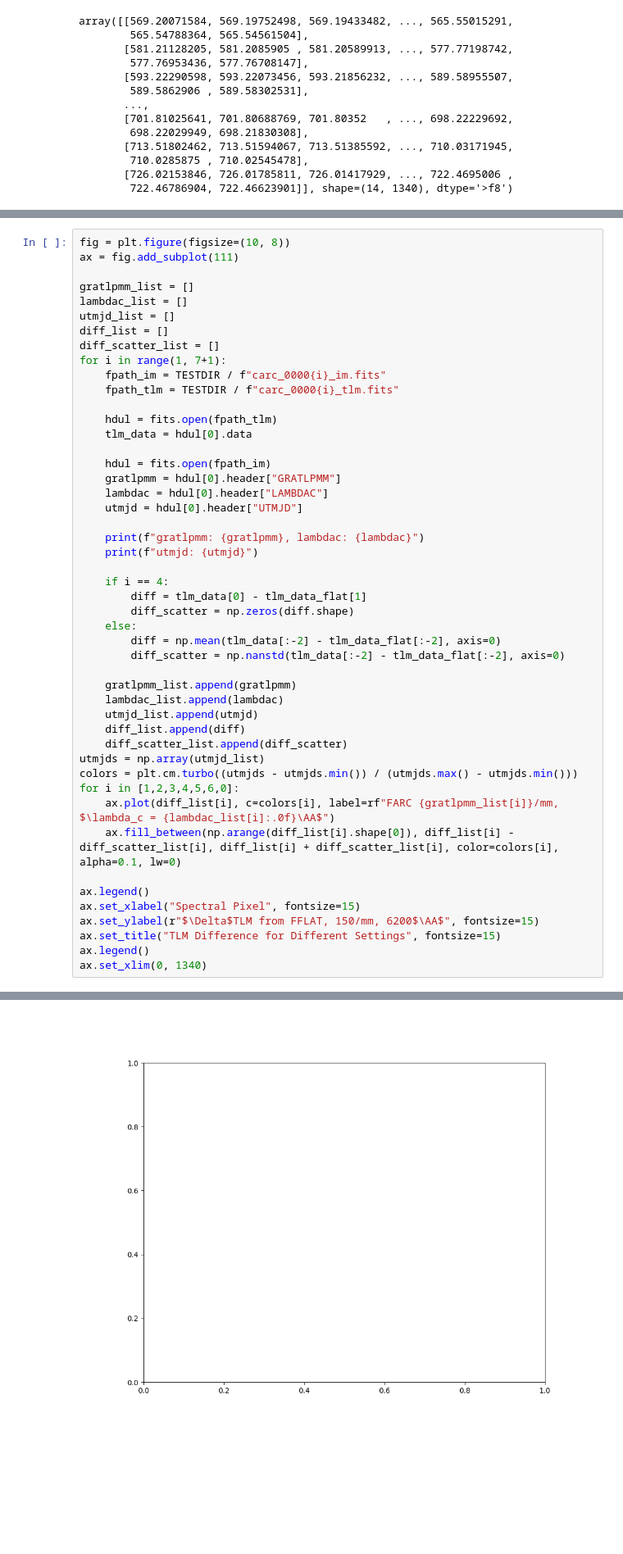
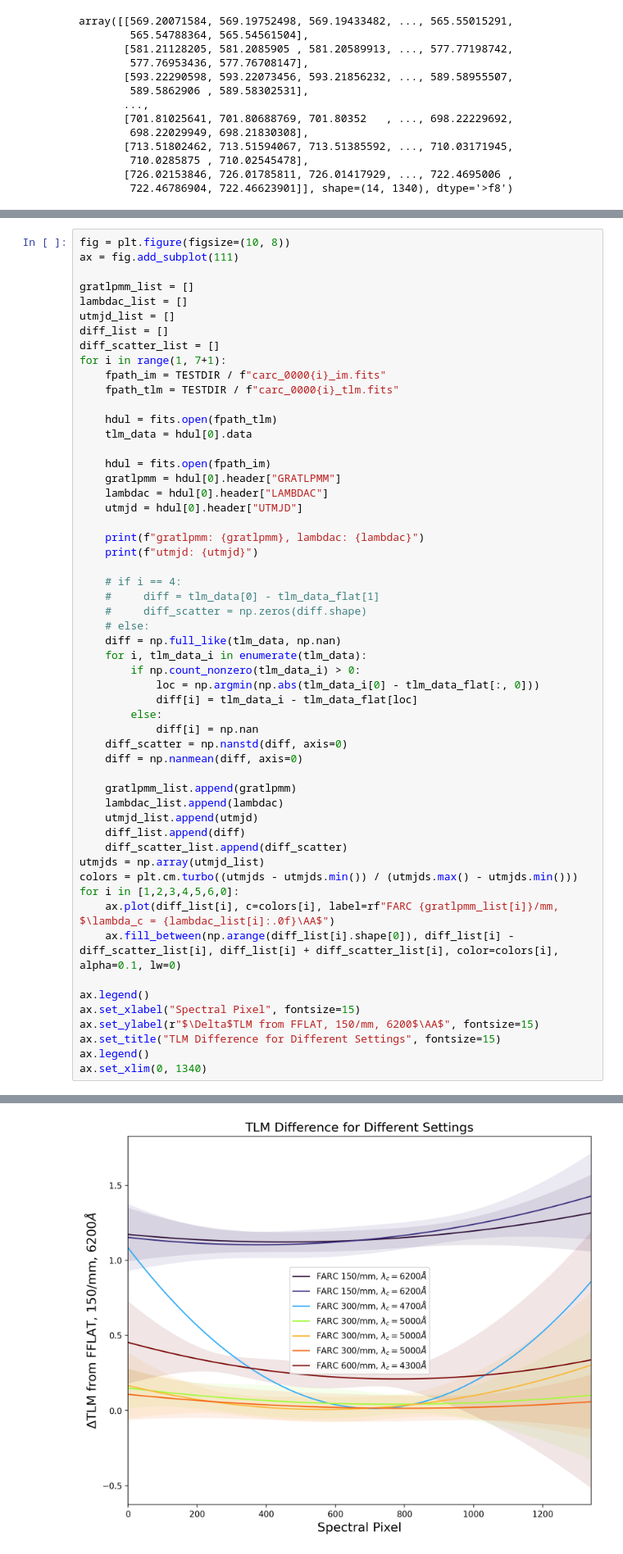
Before and after one commit to hbahk/kspecdr, a Jupyter notebook: notebooks/kspec_commissioning_jan26.ipynb, the cells around one changed output, grey strips where cells are left out. Shown at 82% size. Saved outputs shown, nothing was run; the diff lists cells and outputs as text; blank space fills up the shorter version.

```diff
--- a/notebooks/kspec_commissioning_jan26.ipynb
+++ b/notebooks/kspec_commissioning_jan26.ipynb
@@ -572,12 +570,19 @@ for i in range(1, 7+1):
     print(f"gratlpmm: {gratlpmm}, lambdac: {lambdac}")
     print(f"utmjd: {utmjd}")
 
-    if i == 4:
-        diff = tlm_data[0] - tlm_data_flat[1]
-        diff_scatter = np.zeros(diff.shape)
-    else:
-        diff = np.mean(tlm_data[:-2] - tlm_data_flat[:-2], axis=0)
-        diff_scatter = np.nanstd(tlm_data[:-2] - tlm_data_flat[:-2], axis=0)
+    # if i == 4:
+    #     diff = tlm_data[0] - tlm_data_flat[1]
+    #     diff_scatter = np.zeros(diff.shape)
+    # else:
+    diff = np.full_like(tlm_data, np.nan)
+    for i, tlm_data_i in enumerate(tlm_data):
+        if np.count_nonzero(tlm_data_i) > 0:
+            loc = np.argmin(np.abs(tlm_data_i[0] - tlm_data_flat[:, 0]))
+            diff[i] = tlm_data_i - tlm_data_flat[loc]
+        else:
+            diff[i] = np.nan
+    diff_scatter = np.nanstd(diff, axis=0)
+    diff = np.nanmean(diff, axis=0)
 
     gratlpmm_list.append(gratlpmm)
     lambdac_list.append(lambdac)
@@ -603,4 +620,4 @@ ValueError: operands could not be broadcast together with shapes (12,1340) (14,1
-[figure, old version]
+[figure, new version]
 # %%
 mcarc150620_path = new_fpath.parent / "mcarc150620.fits"
 
```
Also changed, not shown: parts of 22 cells of this notebook.
